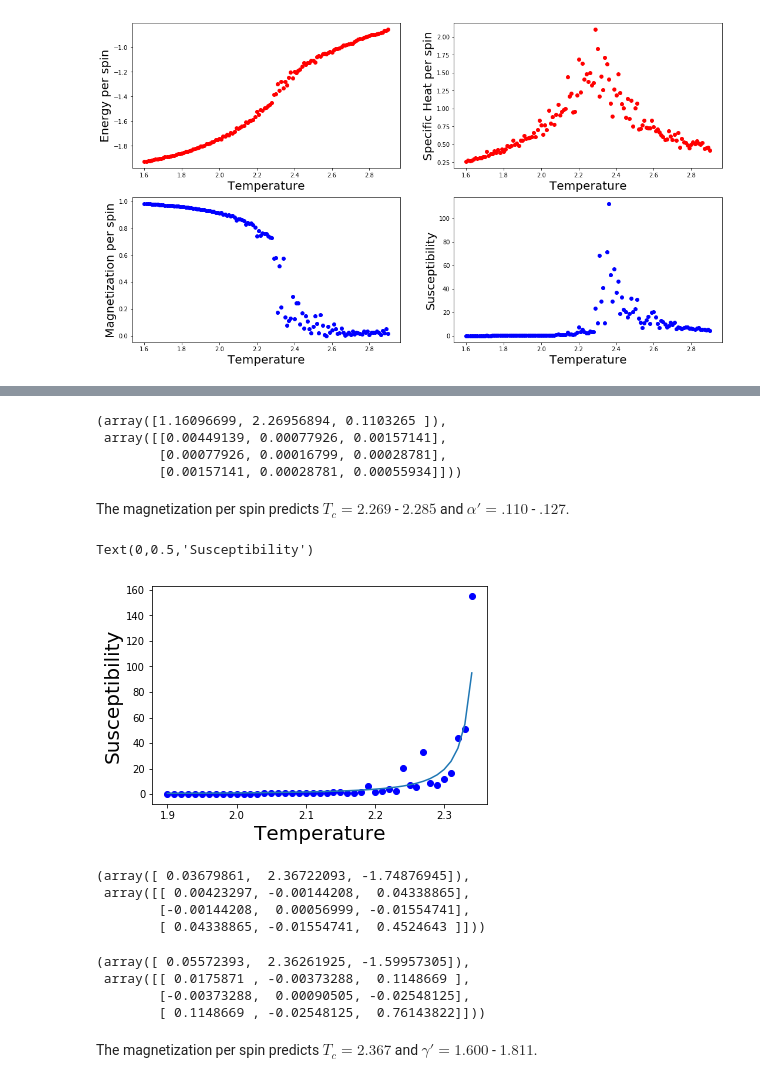
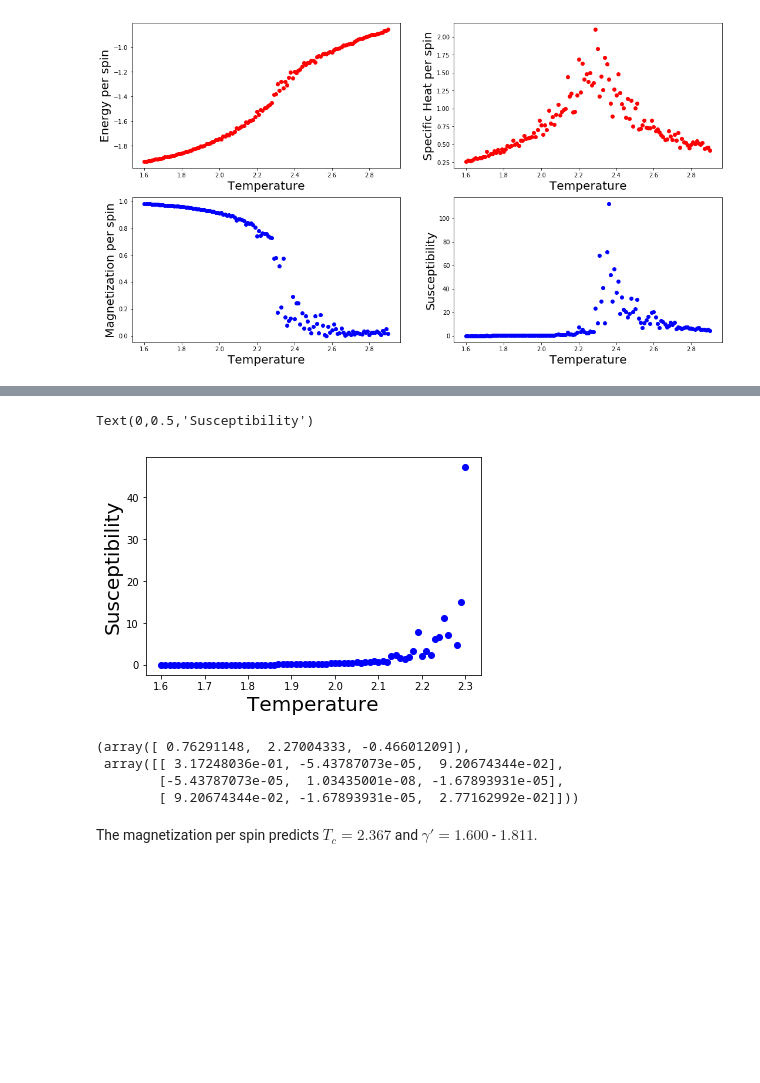
Before and after one commit to kaitshin/PHYSICS113-final-project, a Jupyter notebook: Metropolis.ipynb, the cells around one changed output, grey strips where cells are left out. Saved outputs shown, nothing was run; the diff lists cells and outputs as text; code cells hidden in the pictures; blank space fills up the shorter version.

```diff
--- a/Metropolis.ipynb
+++ b/Metropolis.ipynb
@@ -1206,34 +1215,20 @@ scipy.optimize.curve_fit(power, temps[56:78], abs(magps_list50)[56:78], p0 = [1,
+# %%
+sus_list50new = np.delete(mag_sus50,67)
+tempsus = np.delete(temps,67)
+# %%
+plt.plot(tempsus[:70], sus_list50new[:70], 'bo')
+plt.xlabel("Temperature", fontsize=20)
+plt.ylabel("Susceptibility", fontsize=20)
+# %% [output]
+Text(0,0.5,'Susceptibility')
+[figure, added]
 # %%
-scipy.optimize.curve_fit(power, temps[56:76], abs(magps_list50)[56:76], p0 = [1, 2.35, 0.125], maxfev=10000)
+scipy.optimize.curve_fit(power, temps[55:68], mag_sus50[55:68], p0 = [.01, 2.35, -1.75], maxfev=10000)
 # %% [output]
-(array([1.16096699, 2.26956894, 0.1103265 ]),
- array([[0.00449139, 0.00077926, 0.00157141],
-        [0.00077926, 0.00016799, 0.00028781],
-        [0.00157141, 0.00028781, 0.00055934]]))
+(array([ 0.76291148,  2.27004333, -0.46601209]),
+ array([[ 3.17248036e-01, -5.43787073e-05,  9.20674344e-02],
+        [-5.43787073e-05,  1.03435001e-08, -1.67893931e-05],
+        [ 9.20674344e-02, -1.67893931e-05,  2.77162992e-02]]))
-# %% [markdown]
-The magnetization per spin predicts $T_c = 2.269$ - $2.285$ and $\alpha' = .110$ - $.127$.
-# %%
-plt.plot(temps[40:85], mag_sus50[40:85], 'bo')
-plt.plot(temps[40:85], f_sus)
-plt.xlabel("Temperature", fontsize=20)
-plt.ylabel("Susceptibility", fontsize=20)
-# %% [output]
-Text(0,0.5,'Susceptibility')
-[figure, removed]
-# %%
-scipy.optimize.curve_fit(power, temps[36:84], mag_sus50[36:84], p0 = [.01, 2.36, -1.75], maxfev=10000)
-# %% [output]
-(array([ 0.03679861,  2.36722093, -1.74876945]),
- array([[ 0.00423297, -0.00144208,  0.04338865],
-        [-0.00144208,  0.00056999, -0.01554741],
-        [ 0.04338865, -0.01554741,  0.4524643 ]]))
-# %%
-scipy.optimize.curve_fit(power, temps[56:84], mag_sus50[56:84], p0 = [.01, 2.36, -1.75], maxfev=10000)
-# %% [output]
-(array([ 0.05572393,  2.36261925, -1.59957305]),
- array([[ 0.0175871 , -0.00373288,  0.1148669 ],
-        [-0.00373288,  0.00090505, -0.02548125],
-        [ 0.1148669 , -0.02548125,  0.76143822]]))
 # %%
 f_sus = power(np.array(temps[40:85]), 0.03679861,  2.36722093, -1.75911437)
 # %% [markdown]
```
Also changed, not shown: parts of 12 cells of this notebook.
